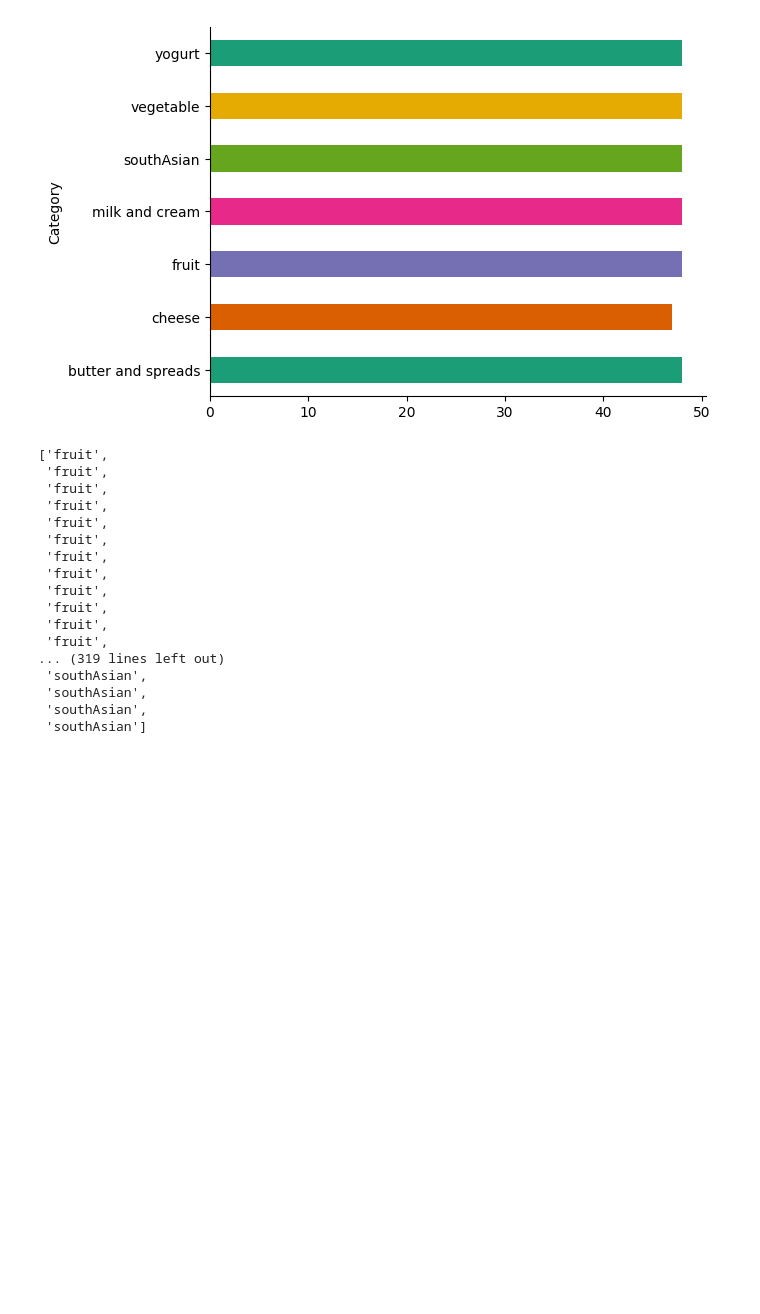
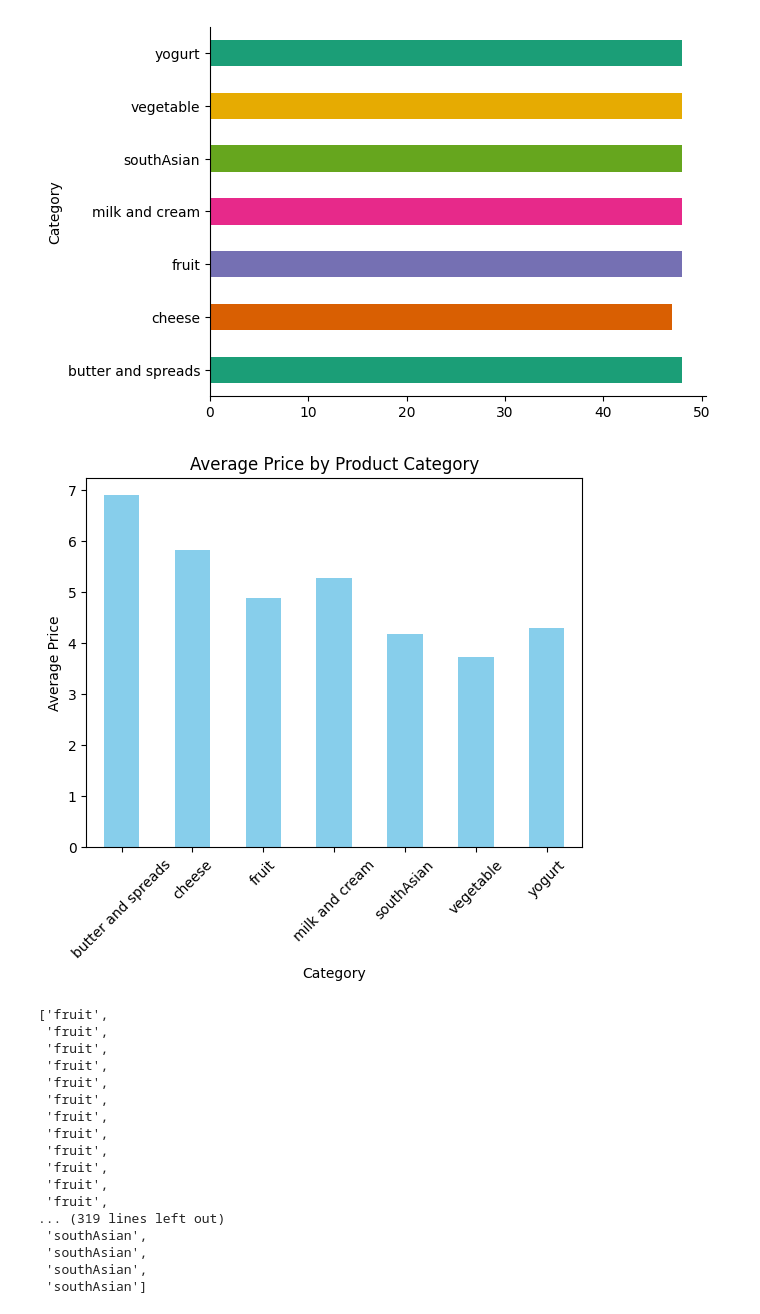
Before and after one commit to ChenyiAXu/FinalProjectAI4Good, a Jupyter notebook: Data Processing/finalProject_data_processing.ipynb, the cells around one changed output. Cells and saved outputs as stored; diff of their text form; code cells hidden in the pictures; blank space fills up the shorter version.

```diff
--- a/Data Processing/finalProject_data_processing.ipynb
+++ b/Data Processing/finalProject_data_processing.ipynb
@@ -85,6 +85,23 @@ product.groupby('Category').size().plot(kind='barh', color=sns.palettes.mpl_pale
 plt.gca().spines[['top', 'right',]].set_visible(False)
 # %% [output]
 [figure]
+# %%
+import matplotlib.pyplot as plt
+import pandas as pd
+
+# Assuming 'product' DataFrame is already loaded
+# Group by 'Category' and calculate mean price for simplicity
+category_price = product.groupby('Category')['Price'].mean()
+
+# Plotting
+category_price.plot(kind='bar', color='skyblue')
+plt.xlabel('Category')
+plt.ylabel('Average Price')
+plt.title('Average Price by Product Category')
+plt.xticks(rotation=45)  # Rotate category names for better readability
+plt.show()
+# %% [output]
+[figure, added]
 # %%
 product_pd = pd.read_csv("product_data.csv")
 
```
